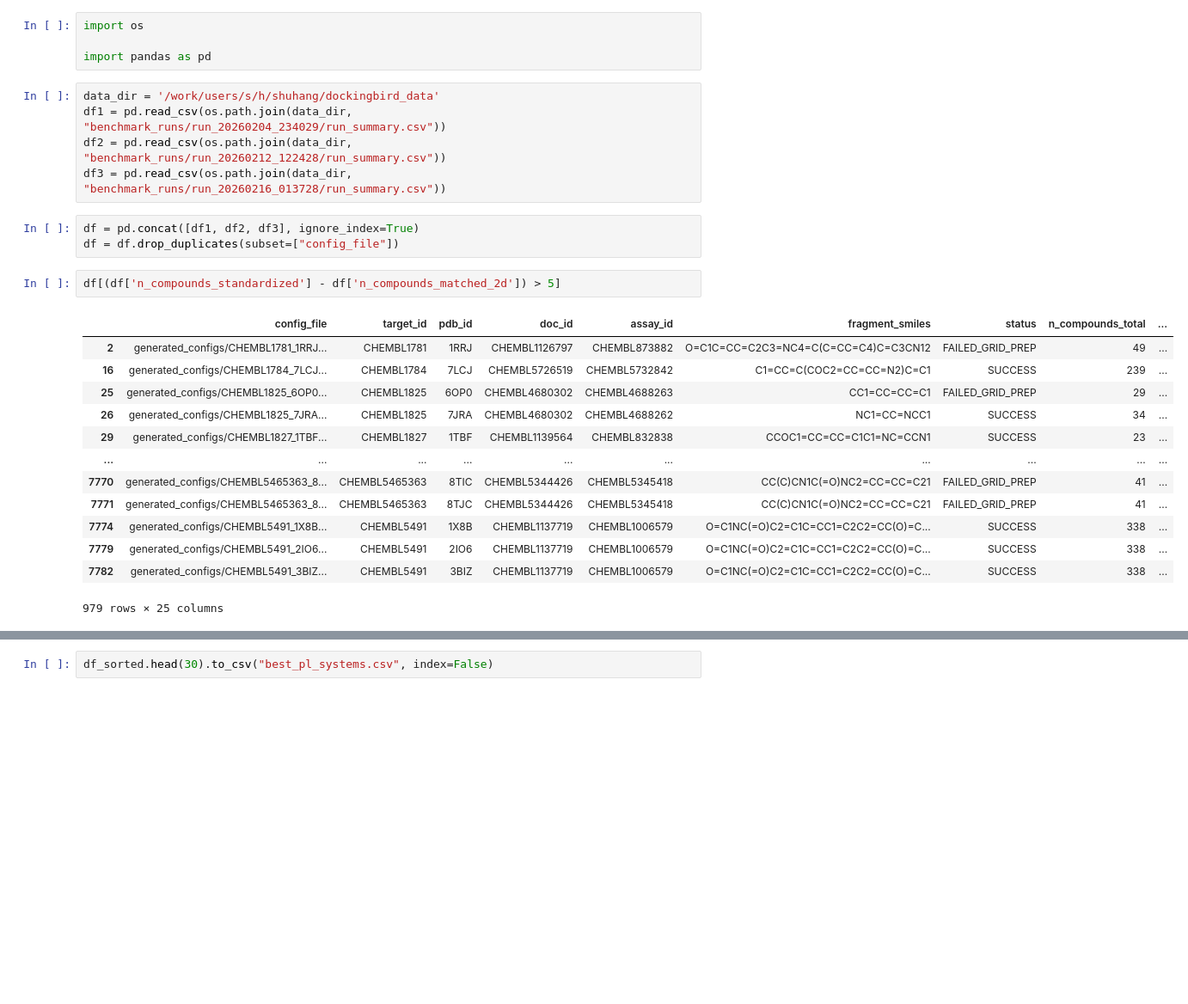
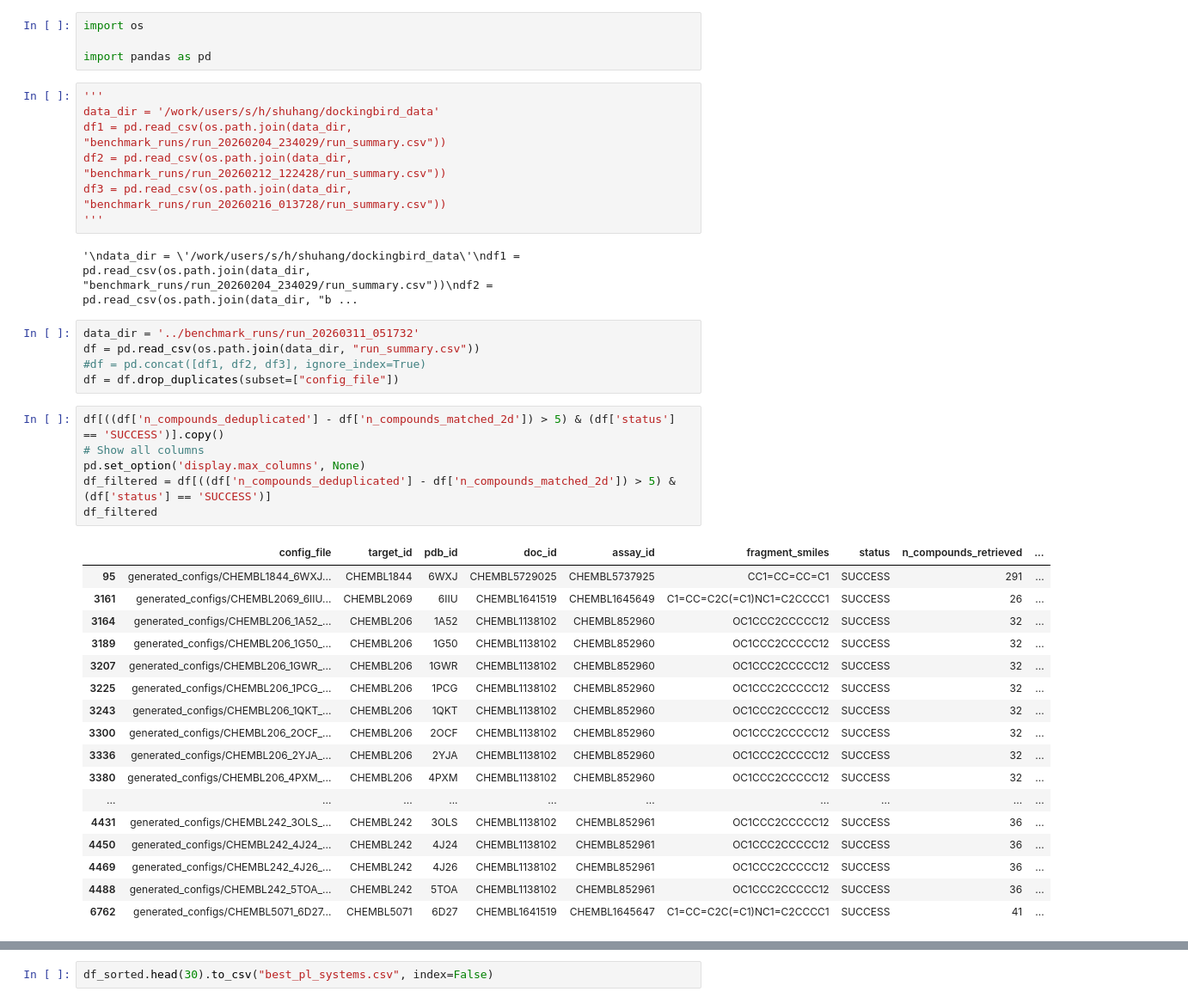
Before and after one commit to Popov-Lab-UNC/mockdock, a Jupyter notebook: notebooks/best_pl_systems.ipynb, the cells around one changed output, grey strips where cells are left out. Shown at 86% size. Cells and saved outputs as stored; diff of their text form; blank space fills up the shorter version.

```diff
--- a/notebooks/best_pl_systems.ipynb
+++ b/notebooks/best_pl_systems.ipynb
@@ -3,29 +3,43 @@ import os
 
 import pandas as pd
 # %%
+'''
 data_dir = '/work/users/s/h/shuhang/dockingbird_data'
 df1 = pd.read_csv(os.path.join(data_dir, "benchmark_runs/run_20260204_234029/run_summary.csv"))
 df2 = pd.read_csv(os.path.join(data_dir, "benchmark_runs/run_20260212_122428/run_summary.csv"))
 df3 = pd.read_csv(os.path.join(data_dir, "benchmark_runs/run_20260216_013728/run_summary.csv"))
+'''
+# %% [output]
+'\ndata_dir = \'/work/users/s/h/shuhang/dockingbird_data\'\ndf1 = pd.read_csv(os.path.join(data_dir, "benchmark_runs/run_20260204_234029/run_summary.csv"))\ndf2 = pd.read_csv(os.path.join(data_dir, "b ...
 # %%
-df = pd.concat([df1, df2, df3], ignore_index=True)
+data_dir = '../benchmark_runs/run_20260311_051732'
+df = pd.read_csv(os.path.join(data_dir, "run_summary.csv"))
+#df = pd.concat([df1, df2, df3], ignore_index=True)
 df = df.drop_duplicates(subset=["config_file"])
 # %%
-df[(df['n_compounds_standardized'] - df['n_compounds_matched_2d']) > 5]
+df[((df['n_compounds_deduplicated'] - df['n_compounds_matched_2d']) > 5) & (df['status'] == 'SUCCESS')].copy()
+# Show all columns
+pd.set_option('display.max_columns', None)
+df_filtered = df[((df['n_compounds_deduplicated'] - df['n_compounds_matched_2d']) > 5) & (df['status'] == 'SUCCESS')]
+df_filtered
 # %% [output]
-|  | config_file | target_id | pdb_id | doc_id | assay_id | fragment_smiles | status | n_compounds_total | ... |
-| 2 | generated_configs/CHEMBL1781_1RRJ... | CHEMBL1781 | 1RRJ | CHEMBL1126797 | CHEMBL873882 | O=C1C=CC=C2C3=NC4=C(C=CC=C4)C=C3CN12 | FAILED_GRID_PREP | 49 | ... |
-| 16 | generated_configs/CHEMBL1784_7LCJ... | CHEMBL1784 | 7LCJ | CHEMBL5726519 | CHEMBL5732842 | C1=CC=C(COC2=CC=CC=N2)C=C1 | SUCCESS | 239 | ... |
-| 25 | generated_configs/CHEMBL1825_6OP0... | CHEMBL1825 | 6OP0 | CHEMBL4680302 | CHEMBL4688263 | CC1=CC=CC=C1 | FAILED_GRID_PREP | 29 | ... |
-| 26 | generated_configs/CHEMBL1825_7JRA... | CHEMBL1825 | 7JRA | CHEMBL4680302 | CHEMBL4688262 | NC1=CC=NCC1 | SUCCESS | 34 | ... |
-| 29 | generated_configs/CHEMBL1827_1TBF... | CHEMBL1827 | 1TBF | CHEMBL1139564 | CHEMBL832838 | CCOC1=CC=CC=C1C1=NC=CCN1 | SUCCESS | 23 | ... |
+|  | config_file | target_id | pdb_id | doc_id | assay_id | fragment_smiles | status | n_compounds_retrieved | ... |
+| 95 | generated_configs/CHEMBL1844_6WXJ... | CHEMBL1844 | 6WXJ | CHEMBL5729025 | CHEMBL5737925 | CC1=CC=CC=C1 | SUCCESS | 291 | ... |
+| 3161 | generated_configs/CHEMBL2069_6IIU... | CHEMBL2069 | 6IIU | CHEMBL1641519 | CHEMBL1645649 | C1=CC=C2C(=C1)NC1=C2CCCC1 | SUCCESS | 26 | ... |
+| 3164 | generated_configs/CHEMBL206_1A52_... | CHEMBL206 | 1A52 | CHEMBL1138102 | CHEMBL852960 | OC1CCC2CCCCC12 | SUCCESS | 32 | ... |
+| 3189 | generated_configs/CHEMBL206_1G50_... | CHEMBL206 | 1G50 | CHEMBL1138102 | CHEMBL852960 | OC1CCC2CCCCC12 | SUCCESS | 32 | ... |
+| 3207 | generated_configs/CHEMBL206_1GWR_... | CHEMBL206 | 1GWR | CHEMBL1138102 | CHEMBL852960 | OC1CCC2CCCCC12 | SUCCESS | 32 | ... |
+| 3225 | generated_configs/CHEMBL206_1PCG_... | CHEMBL206 | 1PCG | CHEMBL1138102 | CHEMBL852960 | OC1CCC2CCCCC12 | SUCCESS | 32 | ... |
+| 3243 | generated_configs/CHEMBL206_1QKT_... | CHEMBL206 | 1QKT | CHEMBL1138102 | CHEMBL852960 | OC1CCC2CCCCC12 | SUCCESS | 32 | ... |
+| 3300 | generated_configs/CHEMBL206_2OCF_... | CHEMBL206 | 2OCF | CHEMBL1138102 | CHEMBL852960 | OC1CCC2CCCCC12 | SUCCESS | 32 | ... |
+| 3336 | generated_configs/CHEMBL206_2YJA_... | CHEMBL206 | 2YJA | CHEMBL1138102 | CHEMBL852960 | OC1CCC2CCCCC12 | SUCCESS | 32 | ... |
+| 3380 | generated_configs/CHEMBL206_4PXM_... | CHEMBL206 | 4PXM | CHEMBL1138102 | CHEMBL852960 | OC1CCC2CCCCC12 | SUCCESS | 32 | ... |
 | ... | ... | ... | ... | ... | ... | ... | ... | ... | ... |
-| 7770 | generated_configs/CHEMBL5465363_8... | CHEMBL5465363 | 8TIC | CHEMBL5344426 | CHEMBL5345418 | CC(C)CN1C(=O)NC2=CC=CC=C21 | FAILED_GRID_PREP | 41 | ... |
-| 7771 | generated_configs/CHEMBL5465363_8... | CHEMBL5465363 | 8TJC | CHEMBL5344426 | CHEMBL5345418 | CC(C)CN1C(=O)NC2=CC=CC=C21 | FAILED_GRID_PREP | 41 | ... |
-| 7774 | generated_configs/CHEMBL5491_1X8B... | CHEMBL5491 | 1X8B | CHEMBL1137719 | CHEMBL1006579 | O=C1NC(=O)C2=C1C=CC1=C2C2=CC(O)=C... | SUCCESS | 338 | ... |
-| 7779 | generated_configs/CHEMBL5491_2IO6... | CHEMBL5491 | 2IO6 | CHEMBL1137719 | CHEMBL1006579 | O=C1NC(=O)C2=C1C=CC1=C2C2=CC(O)=C... | SUCCESS | 338 | ... |
-| 7782 | generated_configs/CHEMBL5491_3BIZ... | CHEMBL5491 | 3BIZ | CHEMBL1137719 | CHEMBL1006579 | O=C1NC(=O)C2=C1C=CC1=C2C2=CC(O)=C... | SUCCESS | 338 | ... |
+| 4431 | generated_configs/CHEMBL242_3OLS_... | CHEMBL242 | 3OLS | CHEMBL1138102 | CHEMBL852961 | OC1CCC2CCCCC12 | SUCCESS | 36 | ... |
+| 4450 | generated_configs/CHEMBL242_4J24_... | CHEMBL242 | 4J24 | CHEMBL1138102 | CHEMBL852961 | OC1CCC2CCCCC12 | SUCCESS | 36 | ... |
+| 4469 | generated_configs/CHEMBL242_4J26_... | CHEMBL242 | 4J26 | CHEMBL1138102 | CHEMBL852961 | OC1CCC2CCCCC12 | SUCCESS | 36 | ... |
+| 4488 | generated_configs/CHEMBL242_5TOA_... | CHEMBL242 | 5TOA | CHEMBL1138102 | CHEMBL852961 | OC1CCC2CCCCC12 | SUCCESS | 36 | ... |
+| 6762 | generated_configs/CHEMBL5071_6D27... | CHEMBL5071 | 6D27 | CHEMBL1641519 | CHEMBL1645647 | C1=CC=C2C(=C1)NC1=C2CCCC1 | SUCCESS | 41 | ... |
-979 rows × 25 columns
 # %%
 df.columns
 # %% [output]
```
Also changed, not shown: parts of 15 cells of this notebook, 2 other files.
